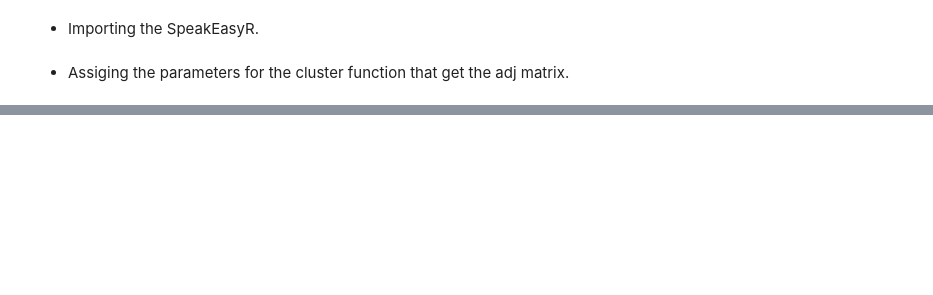
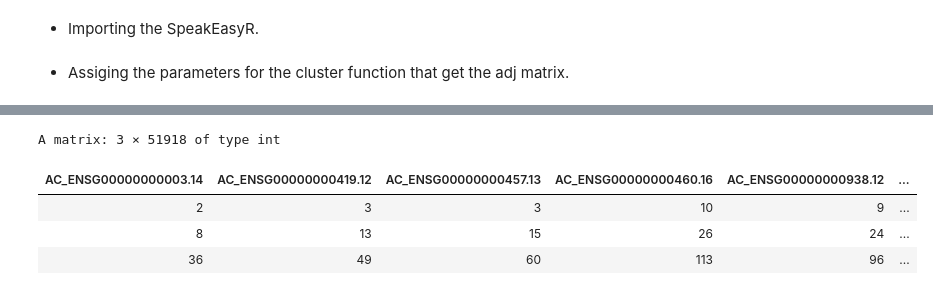
Before and after one commit to edenede2/speakeasyR, a Jupyter notebook: SLabPL/longVectorFailureDoc.ipynb, the cells around one changed output, grey strips where cells are left out. Cells and saved outputs as stored; diff of their text form; code cells hidden in the pictures; blank space fills up the shorter version.

```diff
--- a/SLabPL/longVectorFailureDoc.ipynb
+++ b/SLabPL/longVectorFailureDoc.ipynb
@@ -84,0 +114,8 @@ ERROR: Error in speakeasyR::cluster(adj_matrix, discard_transient = discard_tran
+# %%
+named_results
+# %% [output]
+A matrix: 3 × 51918 of type int
+| AC_ENSG00000000003.14 | AC_ENSG00000000419.12 | AC_ENSG00000000457.13 | AC_ENSG00000000460.16 | AC_ENSG00000000938.12 | ... |
+| 2 | 3 | 3 | 10 | 9 | ... |
+| 8 | 13 | 15 | 26 | 24 | ... |
+| 36 | 49 | 60 | 113 | 96 | ... |
```
Also changed, not shown: parts of 9 cells of this notebook, 2 other files.
